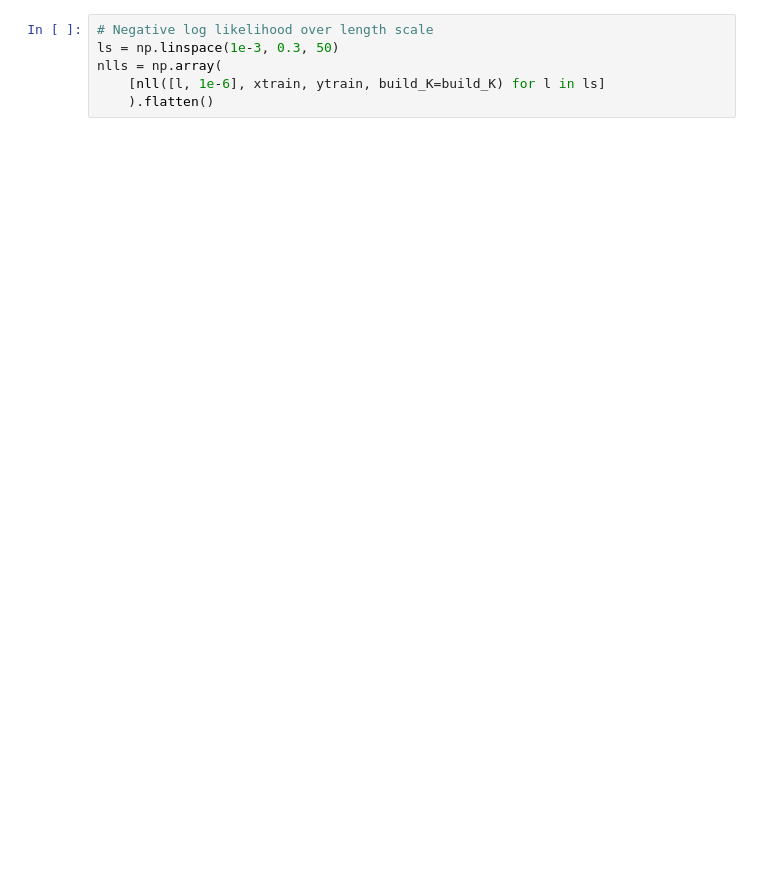
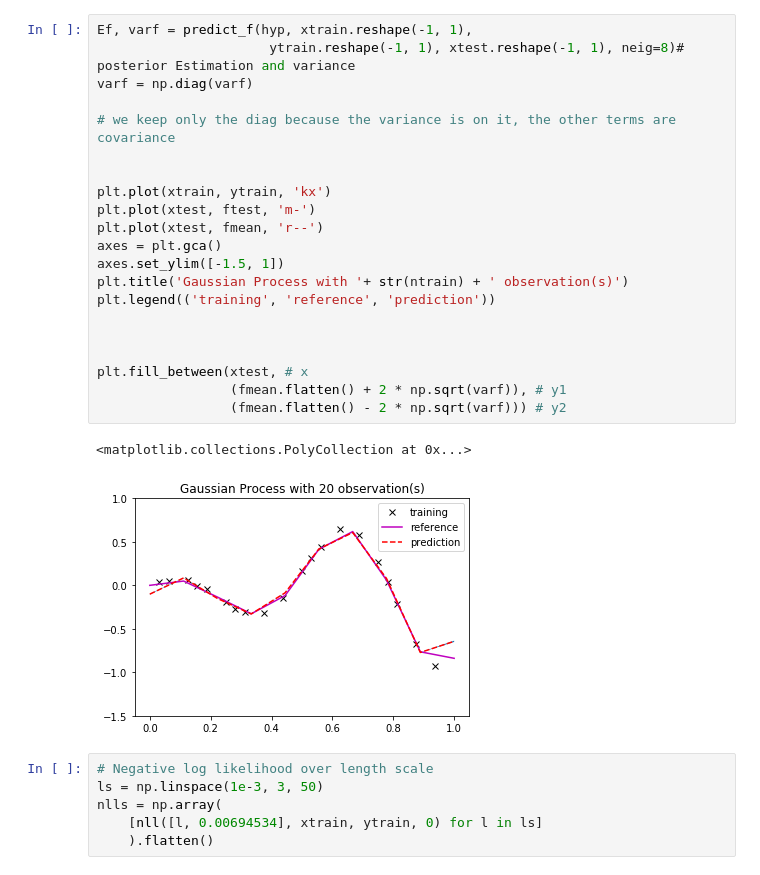
Before and after one commit to redmod-team/profit, a Jupyter notebook: doc/gp_custom.ipynb, the cells around one changed output. Saved outputs shown, nothing was run; the diff lists cells and outputs as text; blank space fills up the shorter version.

Commit message:
Marginal Variance around 1
Only with the first method

```diff
--- a/doc/gp_custom.ipynb
+++ b/doc/gp_custom.ipynb
@@ -49,8 +51,32 @@ plt.legend(('training', 'reference', 'prediction'))
+# %%
+Ef, varf = predict_f(hyp, xtrain.reshape(-1, 1),
+                      ytrain.reshape(-1, 1), xtest.reshape(-1, 1), neig=8)# posterior Estimation and variance
+varf = np.diag(varf)
+
+# we keep only the diag because the variance is on it, the other terms are covariance
+
+
+plt.plot(xtrain, ytrain, 'kx')
+plt.plot(xtest, ftest, 'm-')
+plt.plot(xtest, fmean, 'r--')
+axes = plt.gca()
+axes.set_ylim([-1.5, 1])
+plt.title('Gaussian Process with '+ str(ntrain) + ' observation(s)')
+plt.legend(('training', 'reference', 'prediction'))
+
+
+
+plt.fill_between(xtest, # x
+                 (fmean.flatten() + 2 * np.sqrt(varf)), # y1
+                 (fmean.flatten() - 2 * np.sqrt(varf))) # y2
+# %% [output]
+<matplotlib.collections.PolyCollection at 0x...>
+[figure, added]
 # %%
 # Negative log likelihood over length scale
-ls = np.linspace(1e-3, 0.3, 50)
+ls = np.linspace(1e-3, 3, 50)
 nlls = np.array(
-    [nll([l, 1e-6], xtrain, ytrain, build_K=build_K) for l in ls]
+    [nll([l, 0.00694534], xtrain, ytrain, 0) for l in ls]
     ).flatten()
 # %%
 plt.figure()
```
Also changed, not shown: parts of 31 cells of this notebook, 2 other files.
